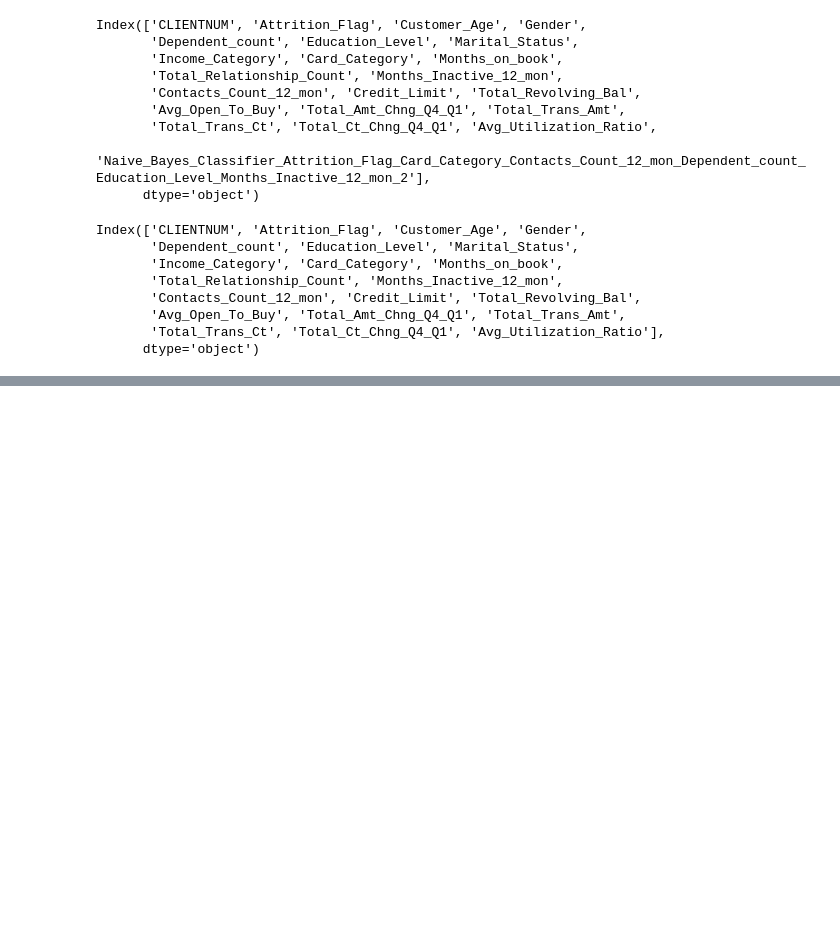
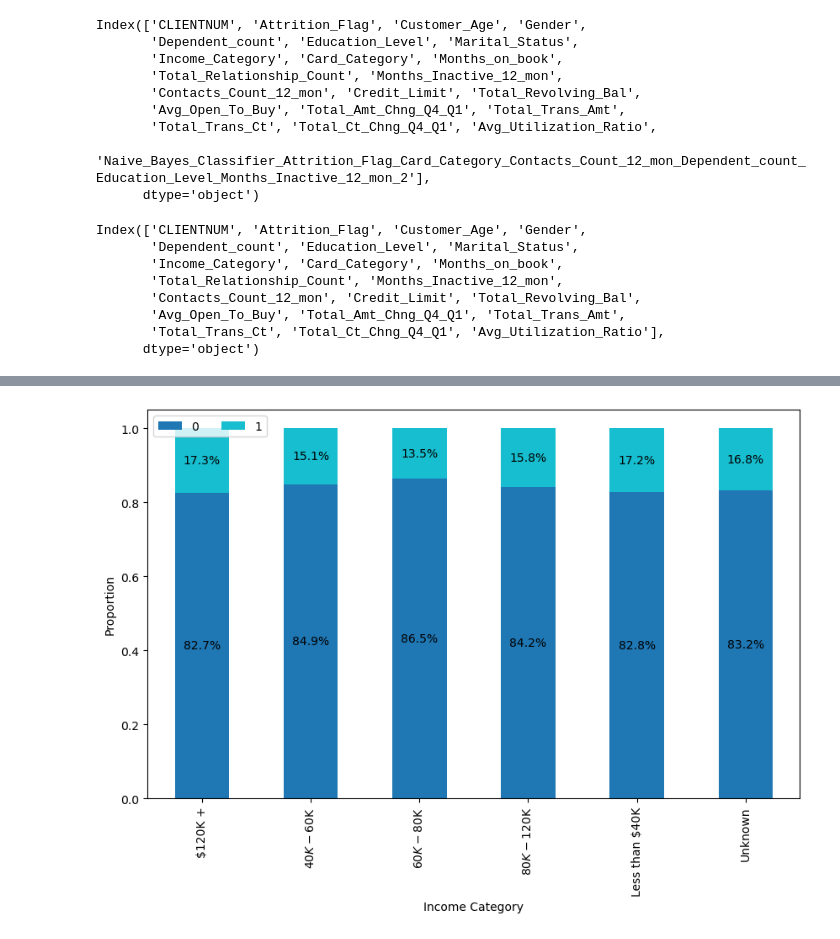
Before and after one commit to change0z/Portfolio, a Jupyter notebook: Data Analysis/Data_Analysis.ipynb, the cells around one changed output, grey strips where cells are left out. Cells and saved outputs as stored; diff of their text form; code cells hidden in the pictures; blank space fills up the shorter version.

```diff
--- a/Data Analysis/Data_Analysis.ipynb
+++ b/Data Analysis/Data_Analysis.ipynb
@@ -86,0 +318,8 @@ df_1.to_csv('NewBankChurners.csv', index=False)
+# %%
+cross_tab = pd.crosstab(index=df_1['Income_Category'],
+                        columns=df_1['Attrition_Flag'])
+
+cross_tab_prop = pd.crosstab(index=df_1['Income_Category'],
+                        columns=df_1['Attrition_Flag'],
+                             normalize="index")
+cross_tab_prop
@@ -86,0 +335,20 @@ df_1.to_csv('NewBankChurners.csv', index=False)
+# %%
+ax = cross_tab_prop.plot(kind='bar',
+                    stacked=True,
+                    colormap='tab10',
+                    figsize=(10, 6))
+
+plt.legend(loc="upper left", ncol=2)
+plt.xlabel("Income Category")
+plt.ylabel("Proportion")
+
+
+for c in ax.containers:
+
+    labels = [f'{np.round(v.get_height() * 100, 1)}%' if v.get_height() > 0 else '' for v in c]
+
+    ax.bar_label(c, labels=labels, label_type='center')
+
+plt.show()
+# %% [output]
+[figure, added]
```
Also changed, not shown: parts of 48 cells of this notebook, 1 other file.
